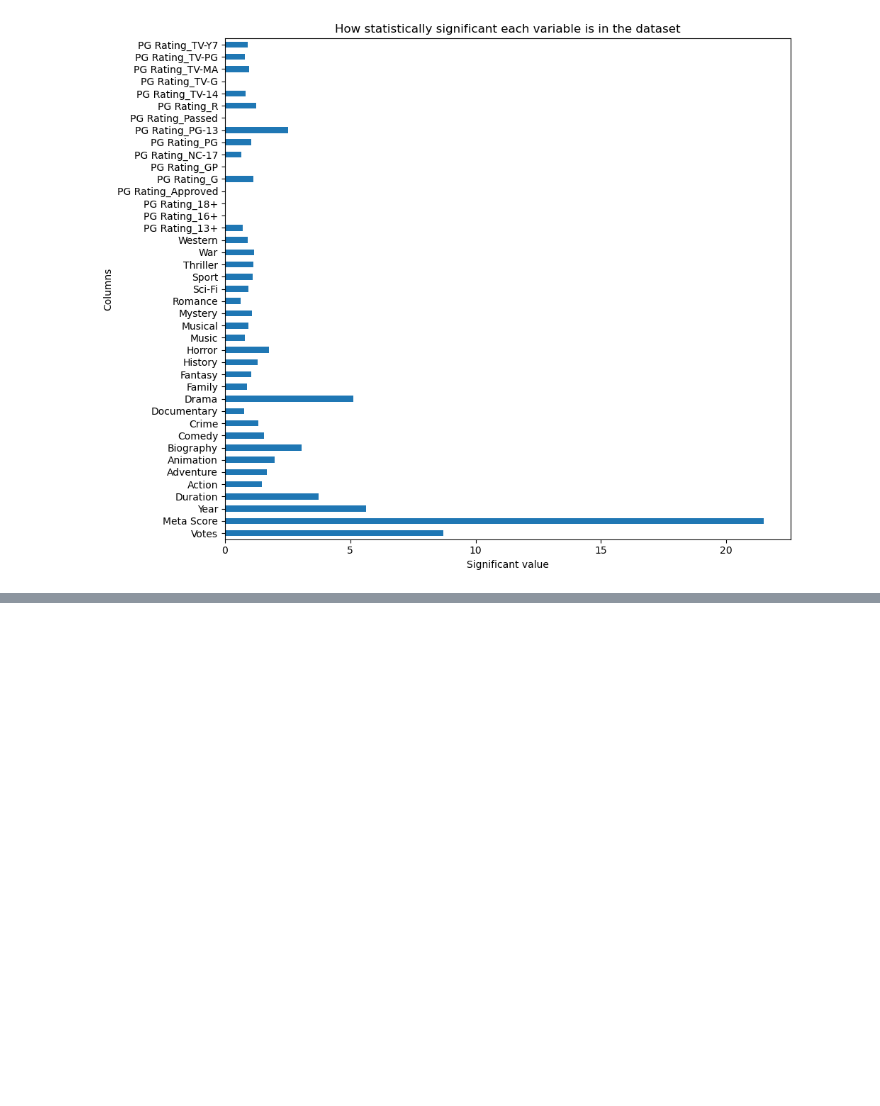
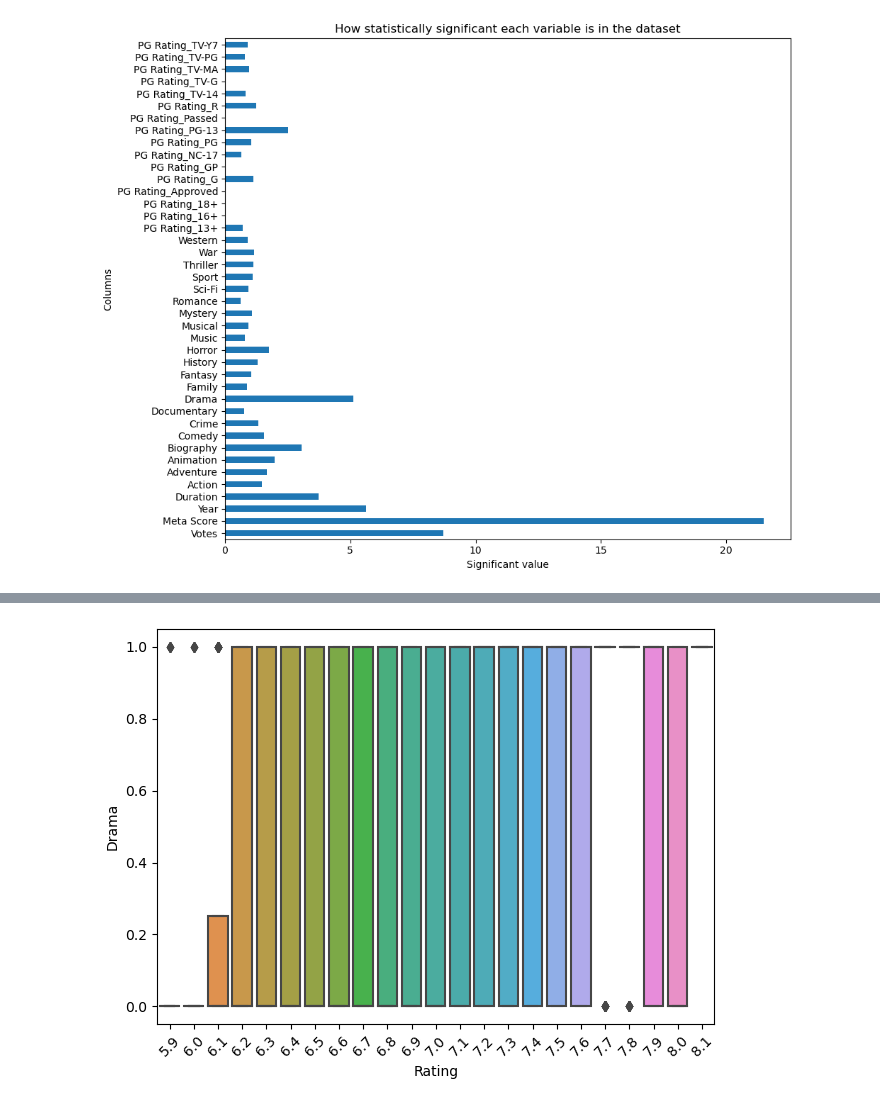
Before and after one commit to crypt0kitik/Introduction-to-Machine-Learning-Methods, a Jupyter notebook: Exercise1_LinearRegression/Linear_regresssion.ipynb, the cells around one changed output, grey strips where cells are left out. Saved outputs shown, nothing was run; the diff lists cells and outputs as text; code cells hidden in the pictures; blank space fills up the shorter version.

```diff
--- a/Exercise1_LinearRegression/Linear_regresssion.ipynb
+++ b/Exercise1_LinearRegression/Linear_regresssion.ipynb
@@ -681,0 +743,15 @@ invalid value encountered in divide
+# %%
+# let's inspect Rating vs Drama since it's weird
+# when comparing to correlation matrix,  ANOVA F-value scores and SelectKBest
+sns.boxplot(data=df, x="Rating", y="Drama")
+
+# adjust the tick labels on the x-axis
+# otherwise, they are too close to each other
+plt.xticks(rotation=45)  # rotate the tick labels by 45 degrees for better readability
+plt.tight_layout()  # adjust layout to prevent clipping of labels
+plt.show()
+
+# to be honest, I am not sure that there is any use from this plot
+# let's try another one
+# %% [output]
+[figure, added]
```
Also changed, not shown: parts of 9 cells of this notebook.
